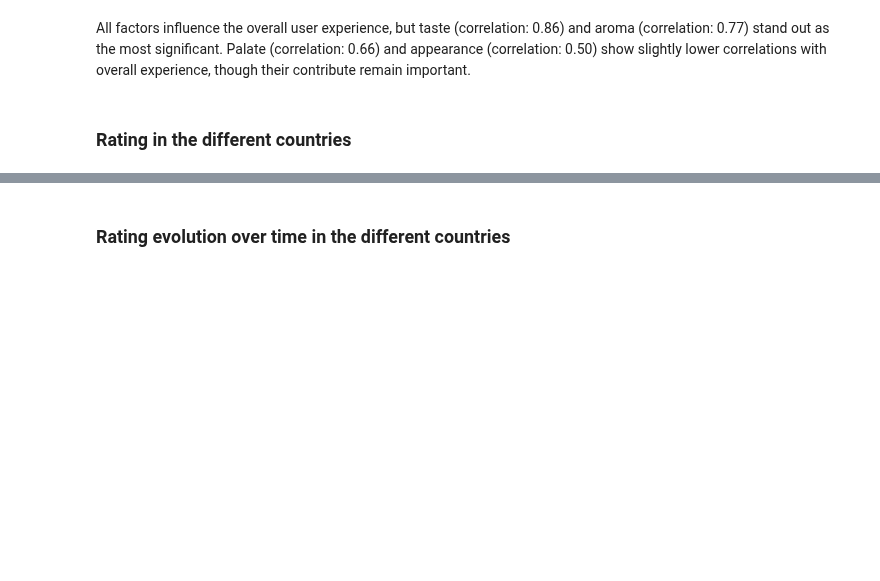
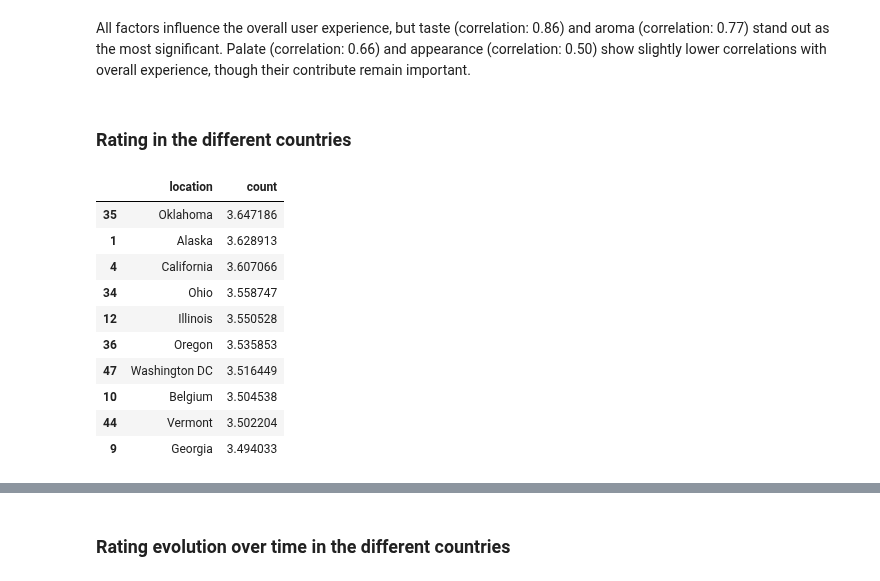
Before and after one commit to epfl-ada/ada-2024-project-sadamasochists, a Jupyter notebook: results.ipynb, the cells around one changed output, grey strips where cells are left out. Saved outputs shown, nothing was run; the diff lists cells and outputs as text; code cells hidden in the pictures; blank space fills up the shorter version.

```diff
--- a/results.ipynb
+++ b/results.ipynb
@@ -24,3 +30,5 @@ df_ratings_no_text = pd.read_parquet(FOLDER + 'ratings_no_text.pq')
+# %%
+df_ratings_no_text = df_ratings_no_text[df_ratings_no_text['date'].dt.year>=2002]
 # %% [markdown]
 ## Data presentation
 Let's take a look at the data we have in the dataset.
@@ -164,3 +172,39 @@ plot_correlation_matrix(df_ratings_no_text[['palate','taste','appearance','aroma
 All factors influence the overall user experience, but taste (correlation: 0.86) and aroma (correlation: 0.77) stand out as the most significant. Palate (correlation: 0.66) and appearance (correlation: 0.50) show slightly lower correlations with overall experience, though their contribute remain important.
 # %% [markdown]
 ### Rating in the different countries
+# %%
+# Remove the countries with less than 250 ratings
+number_of_ratings_per_country = df_ratings_no_text.groupby('country_brewery').size().reset_index().rename(columns={0:'count'})
+number_of_ratings_per_country = number_of_ratings_per_country[number_of_ratings_per_country['count'] > 250]
+df_ratings_filtered = df_ratings_no_text[df_ratings_no_text['country_brewery'].isin(number_of_ratings_per_country['country_brewery'])]
+
+# Compute the average rating per country
+average_rating_no_US = df_ratings_filtered[df_ratings_filtered['country_brewery'] != 'United States'].groupby('country_brewery')['rating'].mean().reset_index().rename(columns={'country_brewery':'location', 'rating':'count'})
+average_rating_US = df_ratings_filtered[df_ratings_filtered['country_brewery'] == 'United States'].groupby('state_brewery')['rating'].mean().reset_index().rename(columns={'state_brewery':'location', 'rating':'count'})
+
+# Plot everything
+options = {
+    "title": "Average Ratings by Country and US State",
+    "plots": [{
+        'label': 'Beers per country',
+        'location_label': 'location',
+        'z_label': 'count',
+        'colorscale': 'Blues'
+    }]
+}
+plot_map(average_rating_no_US, average_rating_US, options)
+# %%
+average_rating = pd.concat([average_rating_no_US, average_rating_US]).sort_values('count', ascending=False)
+average_rating.head(10)
+# %% [output]
+|  | location | count |
+| 35 | Oklahoma | 3.647186 |
+| 1 | Alaska | 3.628913 |
+| 4 | California | 3.607066 |
+| 34 | Ohio | 3.558747 |
+| 12 | Illinois | 3.550528 |
+| 36 | Oregon | 3.535853 |
+| 47 | Washington DC | 3.516449 |
+| 10 | Belgium | 3.504538 |
+| 44 | Vermont | 3.502204 |
+| 9 | Georgia | 3.494033 |
```
Also changed, not shown: parts of 9 cells of this notebook, 3 other files.
